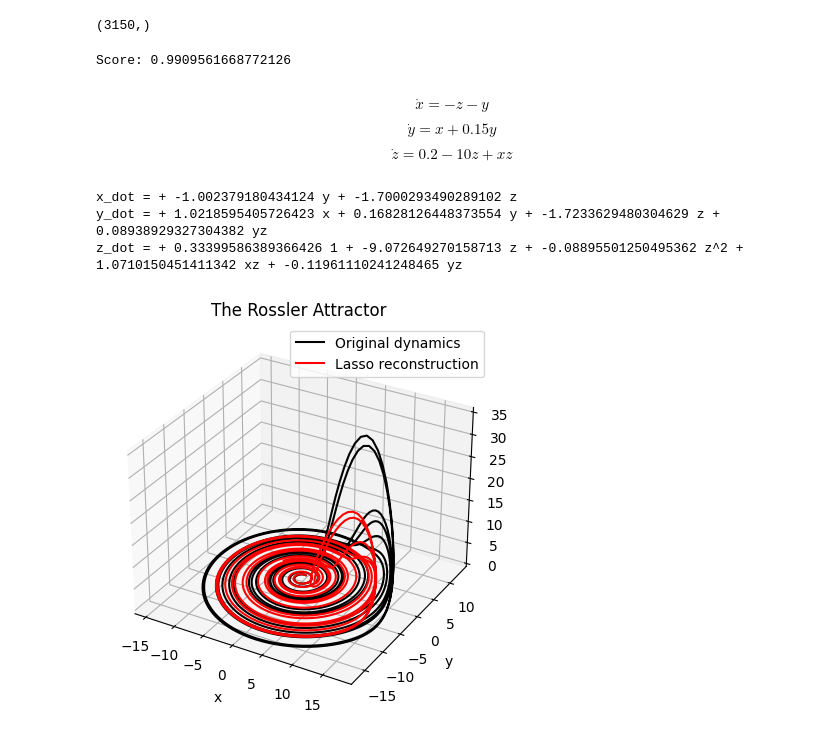
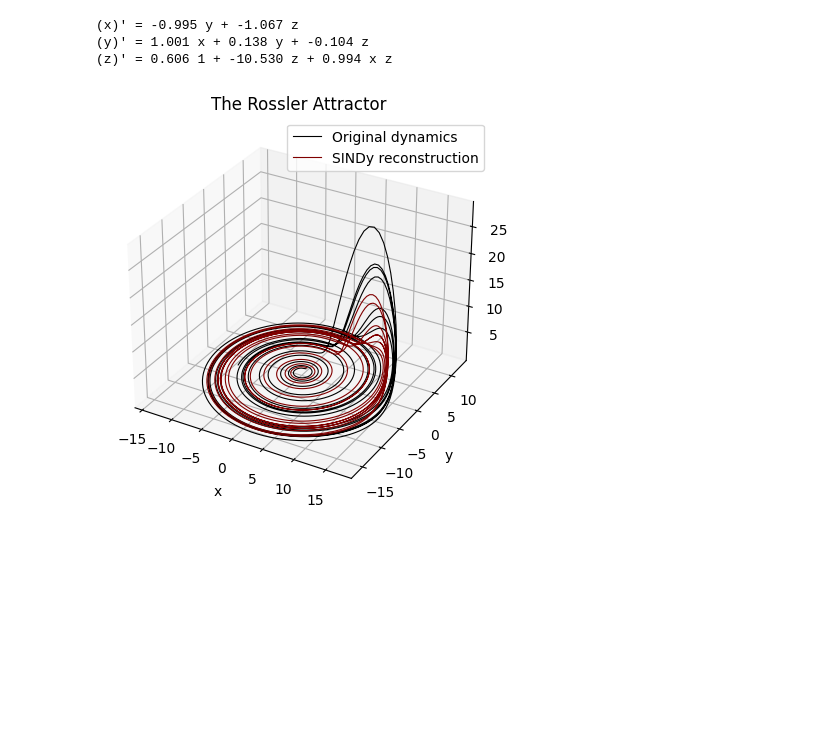
Before and after one commit to issaramro/RecoveringDynamics, a Jupyter notebook: Polynomial_Approach.ipynb, the cells around one changed output. Cells and saved outputs as stored; diff of their text form; code cells hidden in the pictures; blank space fills up the shorter version.

```diff
--- a/Polynomial_Approach.ipynb
+++ b/Polynomial_Approach.ipynb
@@ -29,7 +12,6 @@ a, b, c = 0.15, 0.2, 10
 h = np.pi/100
 t = np.arange(0,100,h)
 n = len(t)
-x0 =[0,1,0]
+x0 =[0.1,1,0.1]
 xs,ys,zs = Solution(Rossler, x0, t, [a,b,c])
-# from MI criterion:
 tau = 17
@@ -58,0 +33,9 @@ x_train, x_test, library_train, library_test = train_test_split(x[:, :Phi.shape[
+# %%
+v = np.array([v1, v2, v3]).T
+x = np.array([xs[:len(v1)], ys[:len(v1)], zs[:len(v1)]]).T
+Phi = sindy_library(v,2)
+model = Lasso(alpha=1e-2, max_iter= 100000, fit_intercept=False)
+model.fit(Phi, x)
+sol = model.predict(Phi)
+score = model.score(Phi, x)
+print("Score:", score)
@@ -108,8 +82,0 @@ LASSO.
-# %%
-x_trans = x_pred[0]
-y_trans = x_pred[1]
-z_trans = x_pred[2]
-t_trans = t[:len(x_trans)]
-print(x_trans.shape)
-# %% [output]
-(3150,)
@@ -125,25 +82,0 @@ out_train, out_test, in_train, in_test = train_test_split(output[:, :input.shape
-# %%
-model = Lasso(alpha=1e-4, max_iter= 1500000, fit_intercept=False)
-model.fit(in_train, out_train)
-score = model.score(in_test, out_test)
-coef = model.coef_
-print("Score:", score)
-# %% [output]
-Score: 0.9909561668772126
-# %% [markdown]
-$$\dot x = - z - y$$
-$$\dot y = x + 0.15y$$
-$$\dot z = 0.2 -10z + xz$$
-# %%
-library_names = ['1', 'x', 'y', 'z', 'x^2', 'y^2', 'z^2', 'xy', 'xz', 'yz']
-var_names = ['x', 'y', 'z']
-for i in range(len(var_names)):
-    eqn = [f'{var_names[i]}_dot = ']
-    for j in range(coef.shape[1]):
-        if np.abs(coef[i, j]) > 0.07:
-            eqn.append(f'+ {coef[i, j]} {library_names[j]} ')
-    print(''.join(eqn))
-# %% [output]
-x_dot = + -1.002379180434124 y + -1.7000293490289102 z
-y_dot = + 1.0218595405726423 x + 0.16828126448373554 y + -1.7233629480304629 z + 0.08938929327304382 yz
-z_dot = + 0.33399586389366426 1 + -9.072649270158713 z + -0.08895501250495362 z^2 + 1.0710150451411342 xz + -0.11961110241248465 yz
@@ -158,13 +83,41 @@ x_sin, y_sin, z_sin = Solution(equs, x0, t_trans, [0,0,0])
+# %%
+x_trans = sol[:,0]
+y_trans = sol[:,1]
+z_trans = sol[:,2]
+t_trans = t[:len(x_trans)]
+
+X = np.array([x_trans, y_trans, z_trans]).T
+
+diff_method = ps.FiniteDifference(order = 1)
+feature_library = ps.PolynomialLibrary(degree = 2)
+optimizer = ps.STLSQ(threshold=0.1)
+
+model = ps.SINDy(
+    differentiation_method=diff_method,
+    feature_library=feature_library,
+    optimizer=optimizer,
+    feature_names=["x", "y", "z"],
+)
+
+model.fit(X, t_trans)
+model.print()
+# %% [output]
+(x)' = -0.995 y + -1.067 z
+(y)' = 1.001 x + 0.138 y + -0.104 z
+(z)' = 0.606 1 + -10.530 z + 0.994 x z
+# %%
+coef = model.coefficients().T
+sindy_sol = sindy_simulate(np.array([x_trans[0], y_trans[0], z_trans[0]]), t_trans, coef, 2)
 # %%
 fig = plt.figure(figsize=(5,5))
 ax = fig.add_subplot(111, projection = '3d')
-ax.plot(xs[:len(x_sin)], ys[:len(x_sin)],zs[:len(x_sin)],color = 'k', label = "Original dynamics")
-ax.plot(x_sin, y_sin,z_sin,color = 'r', label = "Lasso reconstruction")
+ax.plot(xs, ys, zs,color = 'k', lw = .8, label = "Original dynamics")
+ax.plot(sindy_sol[:,0], sindy_sol[:,1], sindy_sol[:,2], lw = .8, color = 'maroon', label = "SINDy reconstruction")
 ax.set_title("The Rossler Attractor")
 ax.set_ylabel("y")
 ax.set_xlabel("x")
 ax.set_zlabel("z")
 plt.legend()
 plt.show()
 # %% [output]
-[figure, old version]
+[figure, new version]
```
Also changed, not shown: parts of 16 cells of this notebook, 2 other files.
